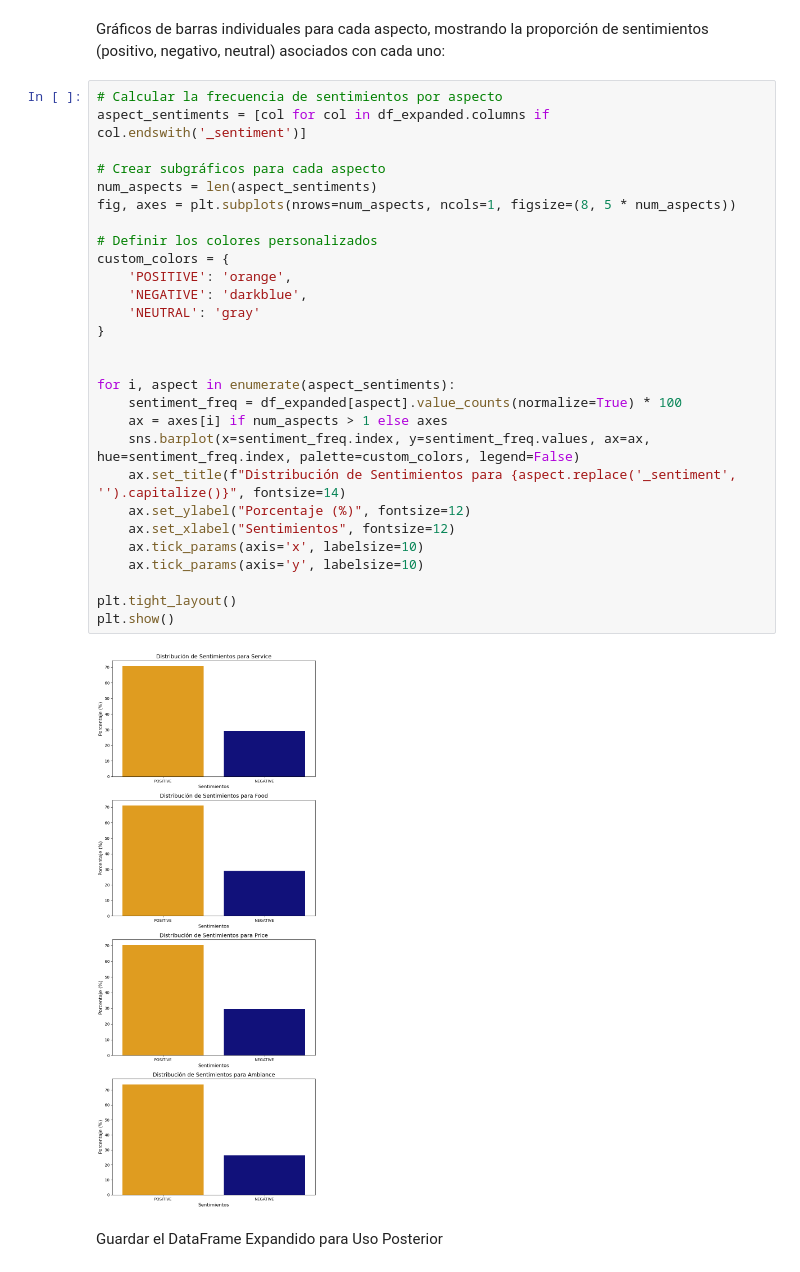
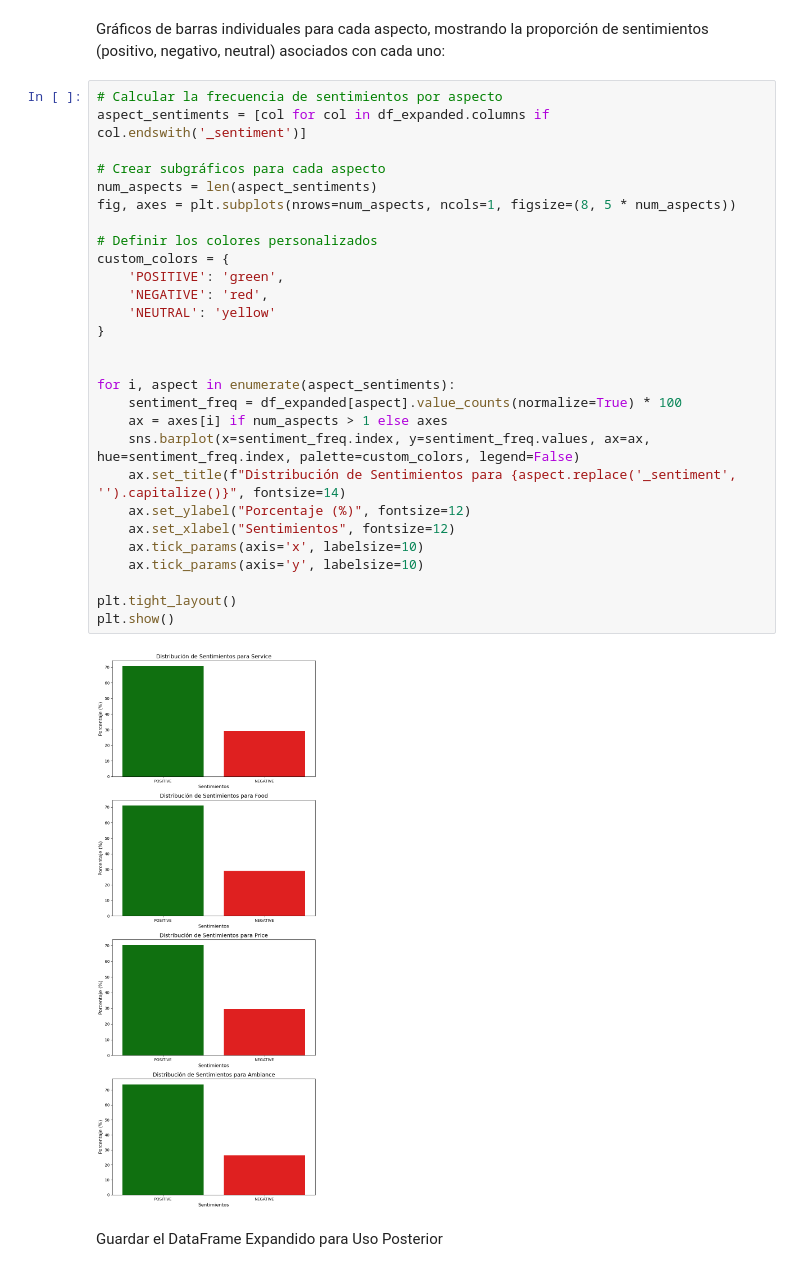
Before and after one commit to JosueMonte/restaurantguru, a Jupyter notebook: AnalisisDeSentimiento/Sprint3/ResultadosABSA.ipynb, the cells around one changed output. Drawn from its saved outputs; the diff is of its cells as text.

```diff
--- a/AnalisisDeSentimiento/Sprint3/ResultadosABSA.ipynb
+++ b/AnalisisDeSentimiento/Sprint3/ResultadosABSA.ipynb
@@ -414,33 +417,33 @@ Gráficos de barras individuales para cada aspecto, mostrando la proporción de
 # %%
 # Calcular la frecuencia de sentimientos por aspecto
 aspect_sentiments = [col for col in df_expanded.columns if col.endswith('_sentiment')]
 
 # Crear subgráficos para cada aspecto
 num_aspects = len(aspect_sentiments)
 fig, axes = plt.subplots(nrows=num_aspects, ncols=1, figsize=(8, 5 * num_aspects))
 
 # Definir los colores personalizados
 custom_colors = {
-    'POSITIVE': 'orange',
-    'NEGATIVE': 'darkblue',
-    'NEUTRAL': 'gray'
+    'POSITIVE': 'green',
+    'NEGATIVE': 'red',
+    'NEUTRAL': 'yellow'
 }
 
 
 for i, aspect in enumerate(aspect_sentiments):
     sentiment_freq = df_expanded[aspect].value_counts(normalize=True) * 100
     ax = axes[i] if num_aspects > 1 else axes
     sns.barplot(x=sentiment_freq.index, y=sentiment_freq.values, ax=ax, hue=sentiment_freq.index, palette=custom_colors, legend=False)
     ax.set_title(f"Distribución de Sentimientos para {aspect.replace('_sentiment', '').capitalize()}", fontsize=14)
     ax.set_ylabel("Porcentaje (%)", fontsize=12)
     ax.set_xlabel("Sentimientos", fontsize=12)
     ax.tick_params(axis='x', labelsize=10)
     ax.tick_params(axis='y', labelsize=10)
 
 plt.tight_layout()
 plt.show()
 # %% [output]
-[figure, old version]
+[figure, new version]
 # %% [markdown]
 Guardar el DataFrame Expandido para Uso Posterior
 # %%
```
Also changed, not shown: parts of 4 cells of this notebook.
